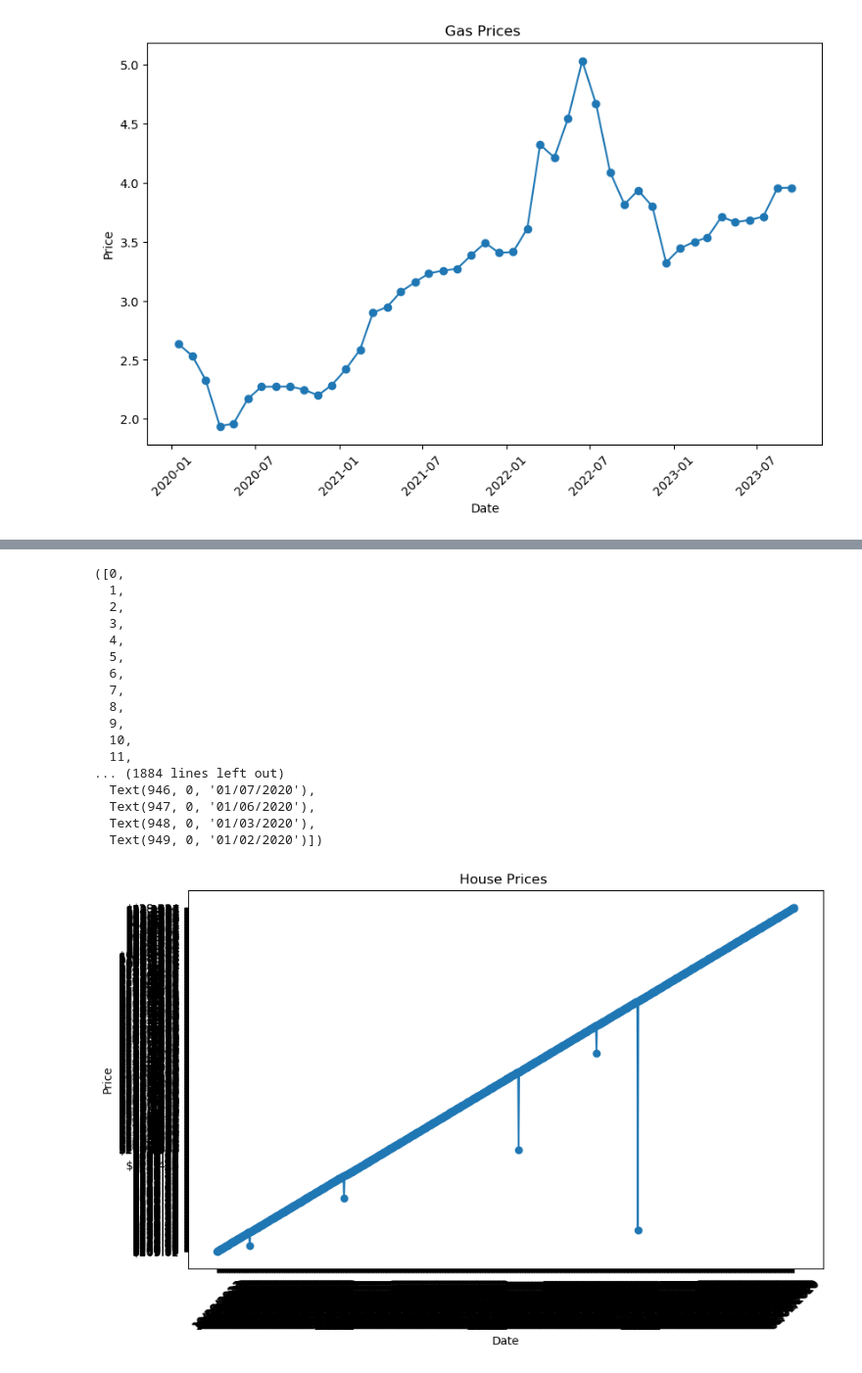
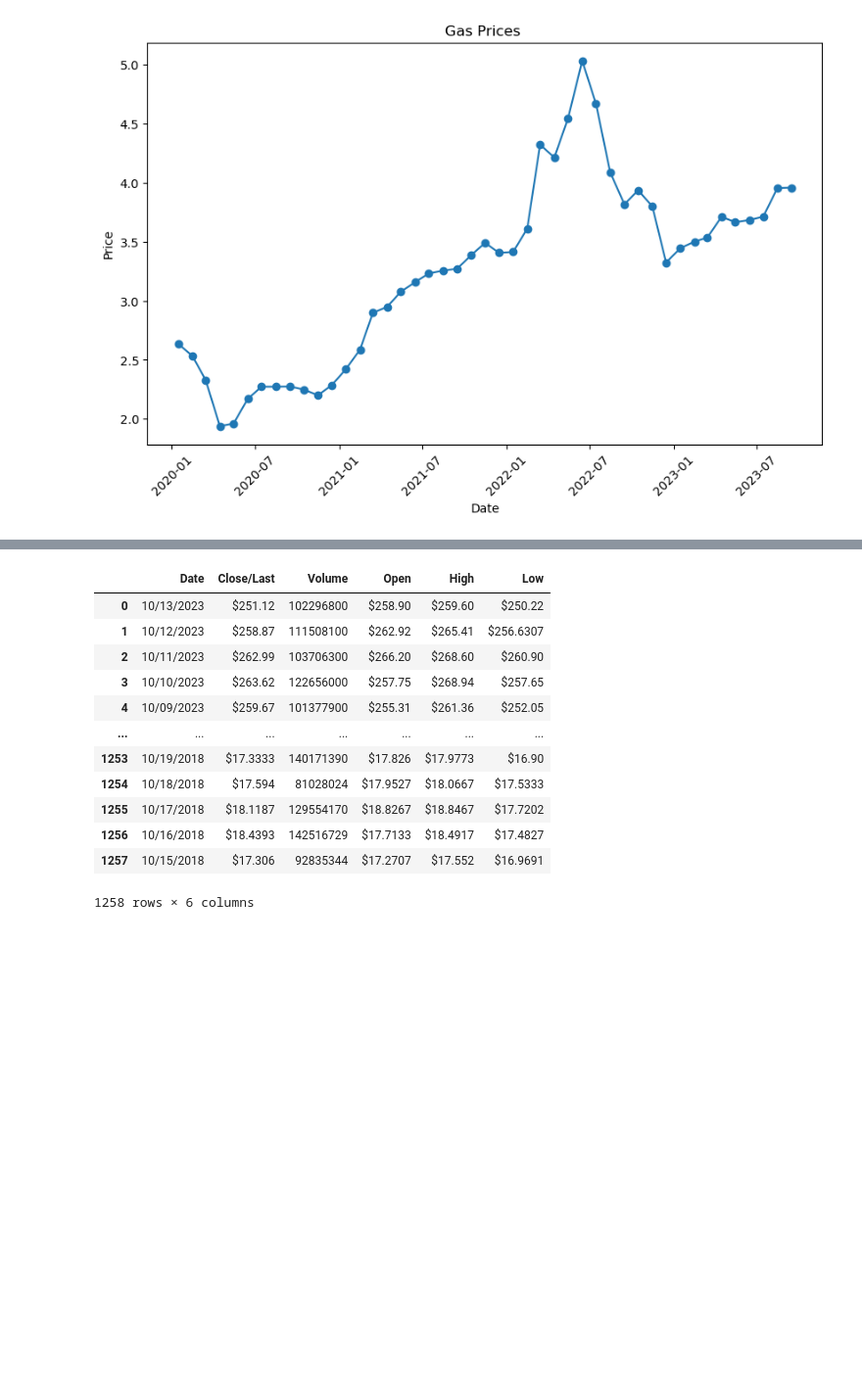
Before and after one commit to alexsacaquirin/DA-Capstone, a Jupyter notebook: Untitled.ipynb, the cells around one changed output, grey strips where cells are left out. Shown: that part at 98% size. Saved outputs shown, nothing was run; the diff lists cells and outputs as text; code cells hidden in the pictures; blank space fills up the shorter version.

```diff
--- a/Untitled.ipynb
+++ b/Untitled.ipynb
@@ -24,7 +25,7 @@ qqq = pd.read_csv("data/qqq.csv")
 shell = pd.read_csv("data/shell.csv")
 slv = pd.read_csv("data/slv.csv")
 spy = pd.read_csv("data/spy.csv")
-tsla = pd.read_csv("data/tsla.csv")
+tsla = pd.read_csv("data/tslaa.csv")
 unh = pd.read_csv("data/unh.csv")
 uvxy = pd.read_csv("data/uvxy.csv")
 v = pd.read_csv("data/v.csv")
@@ -250,28 +172,16 @@ tsla.head(950)
-# %%
-dates = tsla['Date'].head(950)
-values = tsla['Close/Last'].head(950)
-plt.figure(figsize=(10, 6))
-plt.plot(dates, values, marker='o', linestyle='-')
-plt.title('House Prices ')
-plt.xlabel('Date')
-plt.ylabel('Price')
-plt.xticks(rotation=45)
-# %% [output]
-([0,
-  1,
-  2,
-  3,
-  4,
-  5,
-  6,
-  7,
-  8,
-  9,
-  10,
-  11,
-... (1884 lines left out)
-  Text(946, 0, '01/07/2020'),
-  Text(947, 0, '01/06/2020'),
-  Text(948, 0, '01/03/2020'),
-  Text(949, 0, '01/02/2020')])
-[figure, removed]
+# %%
+tsla
+# %% [output]
+|  | Date | Close/Last | Volume | Open | High | Low |
+| 0 | 10/13/2023 | $251.12 | 102296800 | $258.90 | $259.60 | $250.22 |
+| 1 | 10/12/2023 | $258.87 | 111508100 | $262.92 | $265.41 | $256.6307 |
+| 2 | 10/11/2023 | $262.99 | 103706300 | $266.20 | $268.60 | $260.90 |
+| 3 | 10/10/2023 | $263.62 | 122656000 | $257.75 | $268.94 | $257.65 |
+| 4 | 10/09/2023 | $259.67 | 101377900 | $255.31 | $261.36 | $252.05 |
+| ... | ... | ... | ... | ... | ... | ... |
+| 1253 | 10/19/2018 | $17.3333 | 140171390 | $17.826 | $17.9773 | $16.90 |
+| 1254 | 10/18/2018 | $17.594 | 81028024 | $17.9527 | $18.0667 | $17.5333 |
+| 1255 | 10/17/2018 | $18.1187 | 129554170 | $18.8267 | $18.8467 | $17.7202 |
+| 1256 | 10/16/2018 | $18.4393 | 142516729 | $17.7133 | $18.4917 | $17.4827 |
+| 1257 | 10/15/2018 | $17.306 | 92835344 | $17.2707 | $17.552 | $16.9691 |
+1258 rows × 6 columns
```
Also changed, not shown: parts of 19 cells of this notebook, 3 other files.
